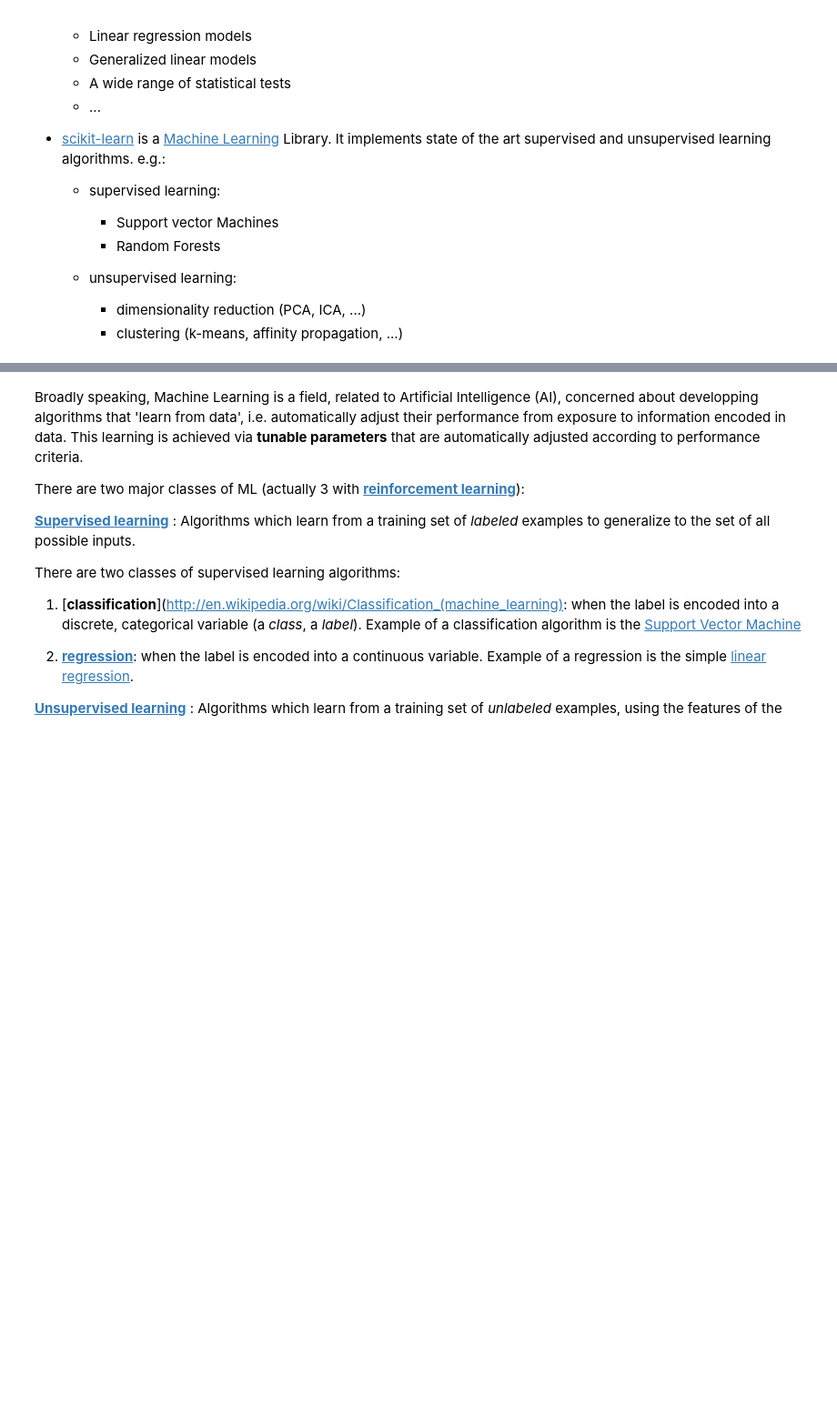
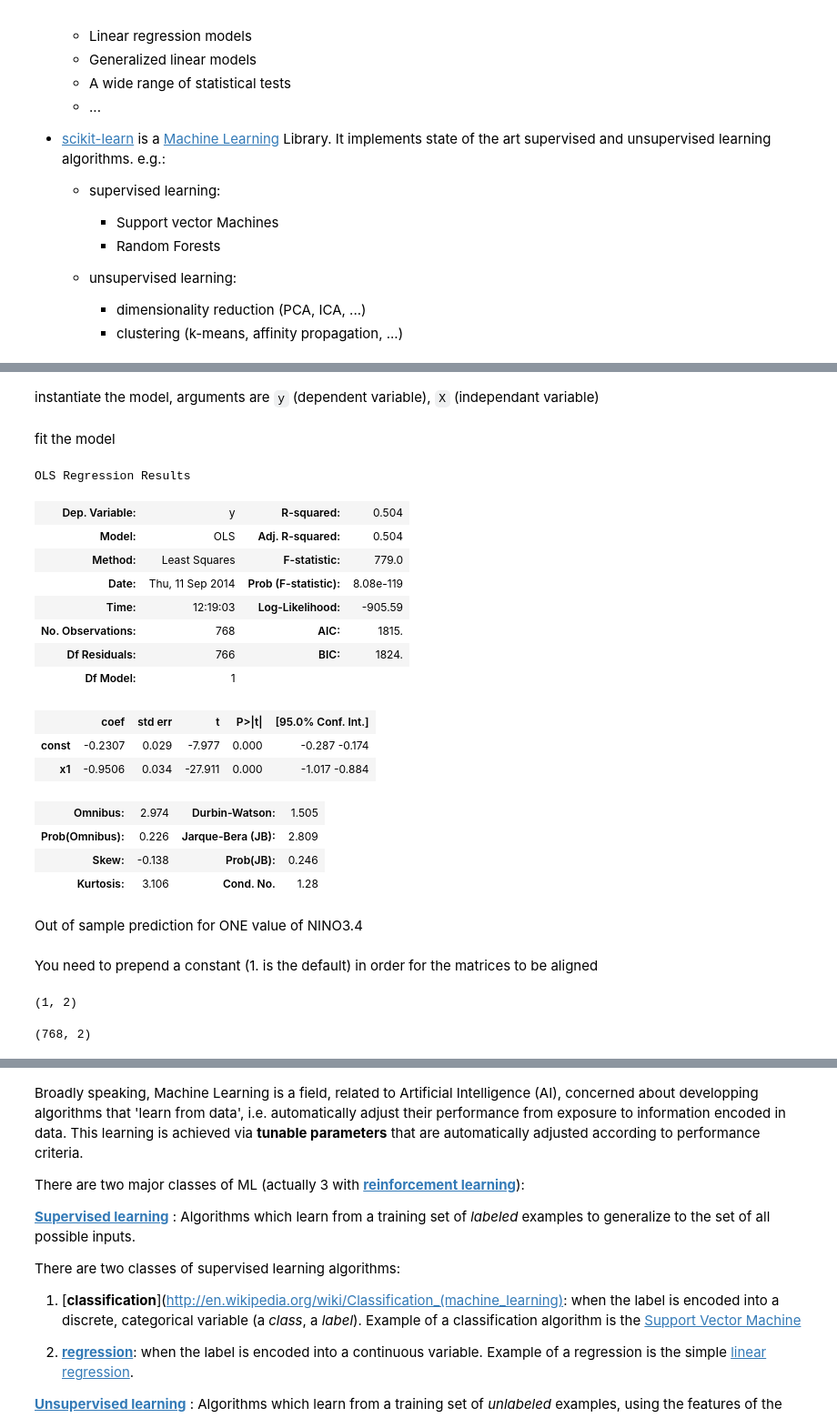
Before and after one commit to nicolasfauchereau/Kiwi_pycon, a Jupyter notebook: statistical_modelling.ipynb, the cells around one changed output, grey strips where cells are left out. Shown: that part at 91% size. Drawn from its saved outputs; the diff is of its cells as text; code cells hidden in the pictures; blank space fills up the shorter version.

```diff
--- a/statistical_modelling.ipynb
+++ b/statistical_modelling.ipynb
@@ -30,0 +61,4 @@ from IPython.display import Image, HTML
+# %%
+X = X[...,np.newaxis]
+# %%
+X = sm.add_constant(X)
@@ -30,0 +75,31 @@ from IPython.display import Image, HTML
+# %% [markdown]
+instantiate the model, arguments are `y` (dependent variable), `X` (independant variable)
+# %%
+lm1_mod = sm.OLS(y, X)
+# %% [markdown]
+fit the model
+# %%
+lm1_fit = lm1_mod.fit()
+# %%
+lm1_fit.summary()
+# %% [output]
+OLS Regression Results
+| Dep. Variable: | y | R-squared: | 0.504 |
+| Model: | OLS | Adj. R-squared: | 0.504 |
+| Method: | Least Squares | F-statistic: | 779.0 |
+| Date: | Thu, 11 Sep 2014 | Prob (F-statistic): | 8.08e-119 |
+| Time: | 12:19:03 | Log-Likelihood: | -905.59 |
+| No. Observations: | 768 | AIC: | 1815. |
+| Df Residuals: | 766 | BIC: | 1824. |
+| Df Model: | 1 |  |  |
+|  | coef | std err | t | P>|t| | [95.0% Conf. Int.] |
+| const | -0.2307 | 0.029 | -7.977 | 0.000 | -0.287 -0.174 |
+| x1 | -0.9506 | 0.034 | -27.911 | 0.000 | -1.017 -0.884 |
+| Omnibus: | 2.974 | Durbin-Watson: | 1.505 |
+| Prob(Omnibus): | 0.226 | Jarque-Bera (JB): | 2.809 |
+| Skew: | -0.138 | Prob(JB): | 0.246 |
+| Kurtosis: | 3.106 | Cond. No. | 1.28 |
+# %% [markdown]
+Out of sample prediction for ONE value of NINO3.4
+# %% [markdown]
+You need to prepend a constant (1. is the default) in order for the matrices to be aligned
@@ -30,0 +108,8 @@ from IPython.display import Image, HTML
+# %%
+X_prime.shape
+# %% [output]
+(1, 2)
+# %%
+X.shape
+# %% [output]
+(768, 2)
```
Also changed, not shown: parts of 25 cells of this notebook, 1 other file.
